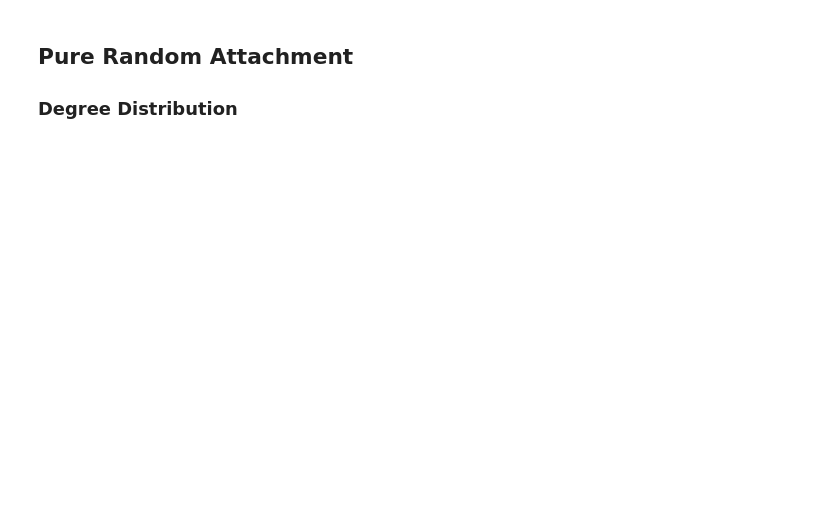
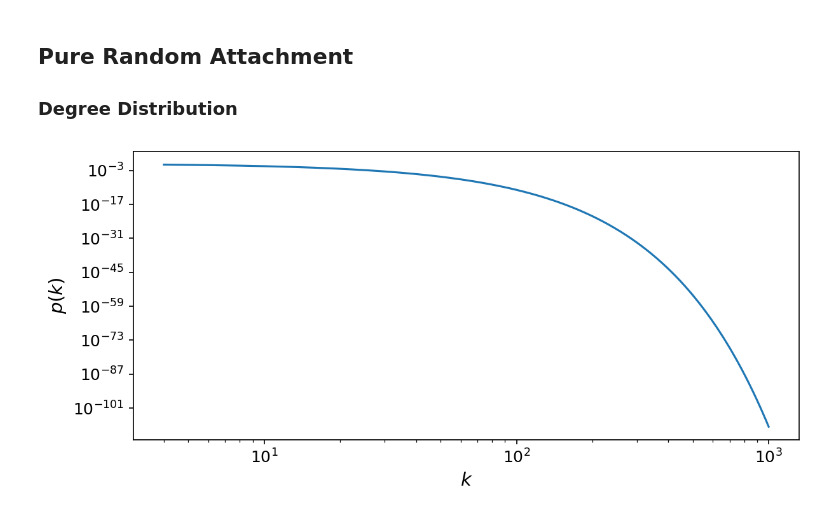
Before and after one commit to craycrayfish/BANetwork, a Jupyter notebook: Networks.ipynb, the cells around one changed output. Drawn from its saved outputs; the diff is of its cells as text; code cells hidden in the pictures; blank space fills up the shorter version.

```diff
--- a/Networks.ipynb
+++ b/Networks.ipynb
@@ -244,3 +265,21 @@ plt.savefig('pref_N_collapse.pdf', bbox_inches='tight')
 # %% [markdown]
 ## Pure Random Attachment
 ### Degree Distribution
+# %%
+# Theoretical form
+def p_rand_cont(k, m):
+    return np.e * np.exp(-k / m) / m
+
+def p_rand_disc(k, m):
+    m = np.float64(m)
+    A = np.power(m + 1, m - 1) / np.power(m, m)
+    return A * np.power(m / (m+1), k)
+
+m = 4
+x = np.arange(m, 1e3)
+plt.loglog(x, p_rand_cont(x, m), label='discrete')
+plt.xlabel('$k$')
+plt.ylabel('$p(k)$')
+plt.savefig('img/rand_theory.pdf', bbox_inches='tight')
+# %% [output]
+[figure, added]
```
Also changed, not shown: parts of 16 cells of this notebook, 54 other files.
